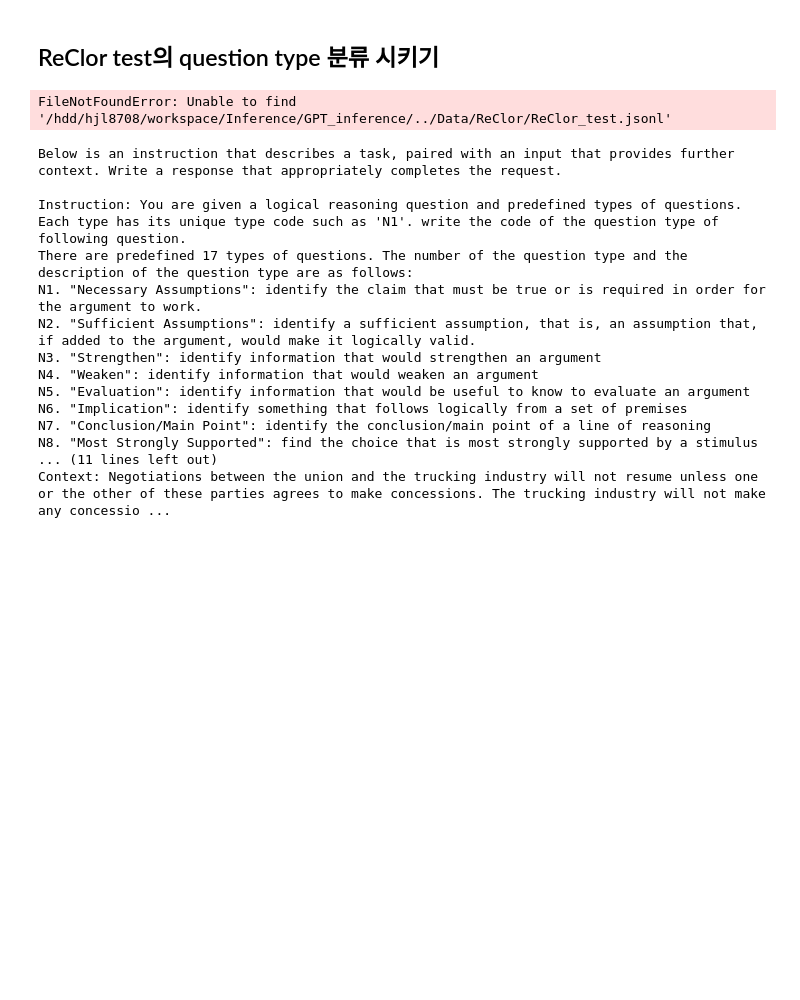
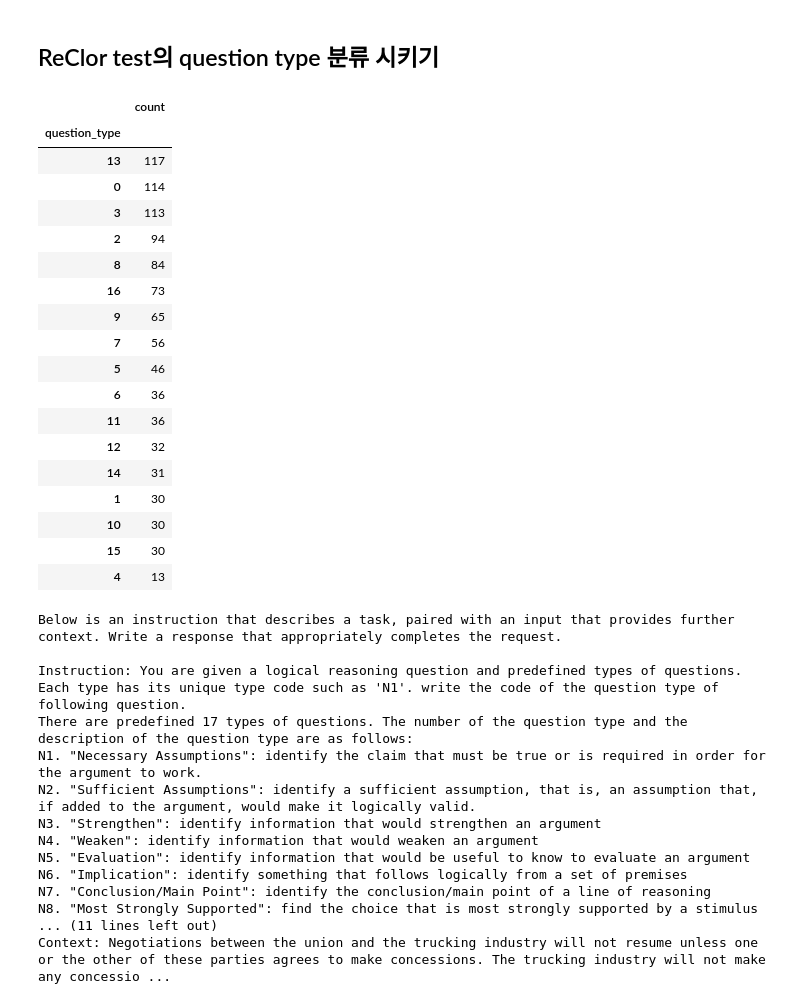
Before and after one commit to JaehyeokLee-119/experiment_rule, a Jupyter notebook: GPT_inference/exercise.ipynb, the cells around one changed output. Cells and saved outputs as stored; diff of their text form; code cells hidden in the pictures; blank space fills up the shorter version.

```diff
--- a/GPT_inference/exercise.ipynb
+++ b/GPT_inference/exercise.ipynb
@@ -5,11 +5,33 @@ import pandas as pd
 from torch.utils.data import Dataset, DataLoader
 from datasets import load_dataset
 from typing import List
-fname = '../Data/ReClor/ReClor_test.jsonl'
+fname = '../../Data/ReClor/ReClor_test.jsonl'
 data_dataset = load_dataset("json", data_files=fname, split="train")
 data_loader = DataLoader(data_dataset, batch_size=1, shuffle=False)
+
+test_data = pd.read_json(fname, lines=True)
-# %% [output]
-FileNotFoundError: Unable to find '/hdd/hjl8708/workspace/Inference/GPT_inference/../Data/ReClor/ReClor_test.jsonl'
+# %%
+pd.DataFrame(test_data.question_type.value_counts())
+# %% [output]
+|  | count |
+| question_type |  |
+| 13 | 117 |
+| 0 | 114 |
+| 3 | 113 |
+| 2 | 94 |
+| 8 | 84 |
+| 16 | 73 |
+| 9 | 65 |
+| 7 | 56 |
+| 5 | 46 |
+| 6 | 36 |
+| 11 | 36 |
+| 12 | 32 |
+| 14 | 31 |
+| 1 | 30 |
+| 10 | 30 |
+| 15 | 30 |
+| 4 | 13 |
 # %%
 def answers_to_string(answers: List) -> str:
     answer_str = ""
```
Also changed, not shown: parts of 15 cells of this notebook, 7 other files.
